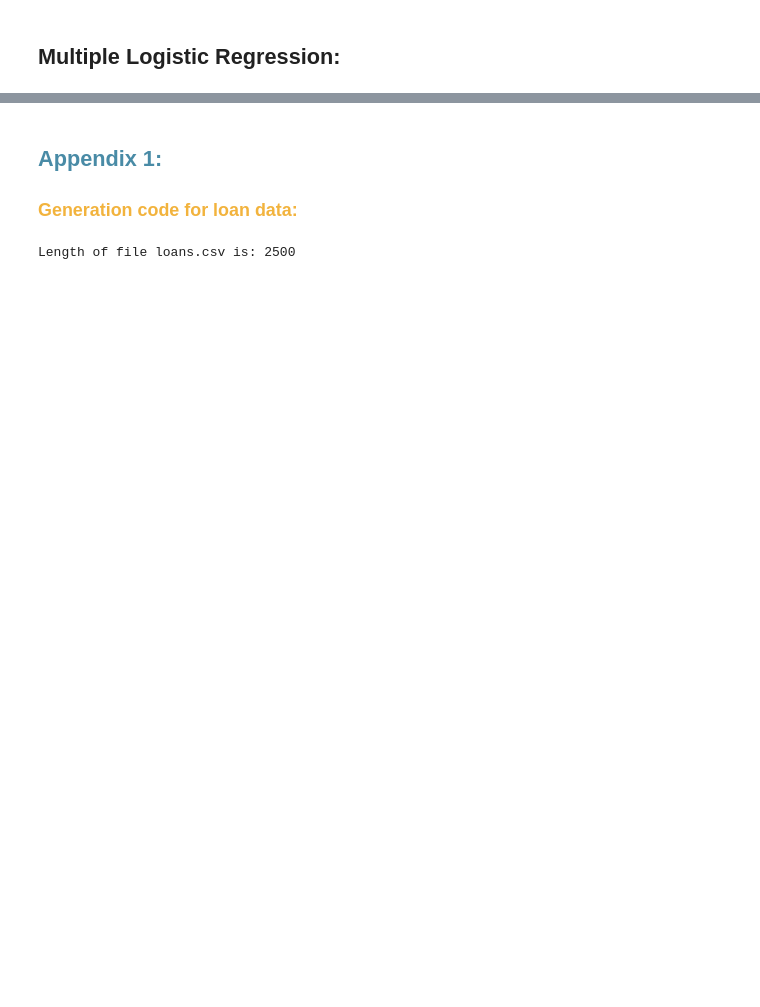
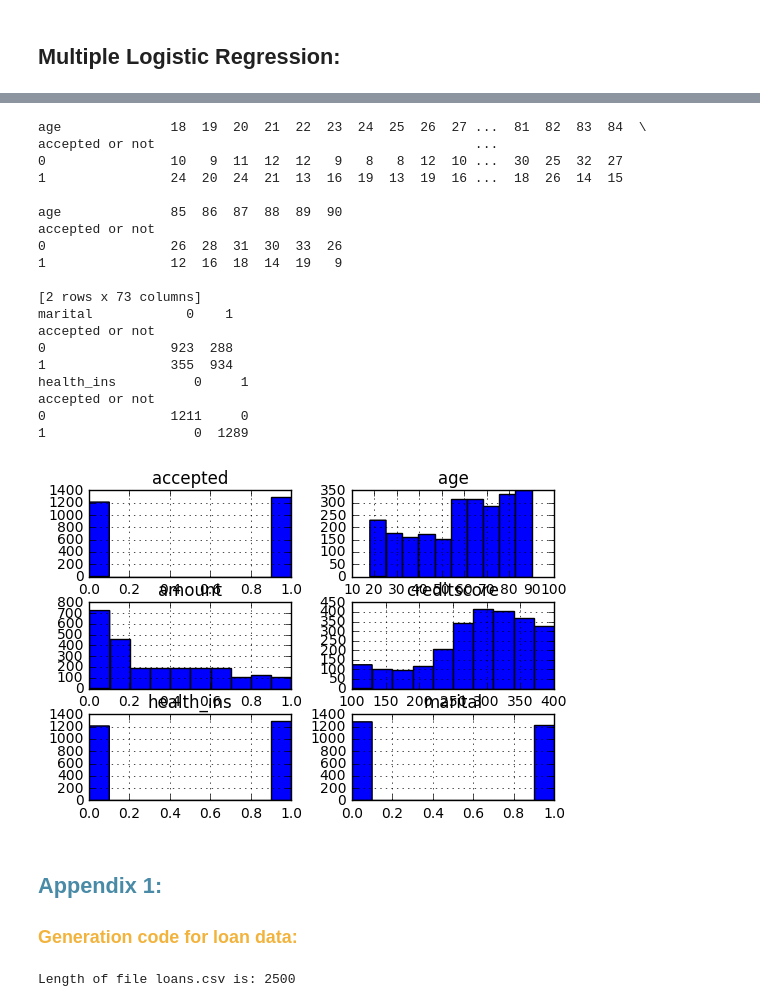
Before and after one commit to sigurdurb/Logistic-Regression, a Jupyter notebook: F-15+Logistic+Regression.ipynb, the cells around one changed output, grey strips where cells are left out. Drawn from its saved outputs; the diff is of its cells as text; code cells hidden in the pictures; blank space fills up the shorter version.

```diff
--- a/F-15+Logistic+Regression.ipynb
+++ b/F-15+Logistic+Regression.ipynb
@@ -229,3 +305,35 @@ plot(line_x,line_y, x_credit_scores,y_zeroes_and_ones,800, 400,
+# %%
+# Frequency tables for our data
+print(pd.crosstab(df['accepted'],df['age'], rownames=['accepted or not']))
+print(pd.crosstab(df['accepted'],df['marital'],rownames=['accepted or not']))
+print(pd.crosstab(df['accepted'],df['health_ins'], rownames=['accepted or not']))
+
+
+
+# Make histograms from the data
+df.hist()
+pl.show()
+# %% [output]
+age              18  19  20  21  22  23  24  25  26  27 ...  81  82  83  84  \
+accepted or not                                         ...
+0                10   9  11  12  12   9   8   8  12  10 ...  30  25  32  27
+1                24  20  24  21  13  16  19  13  19  16 ...  18  26  14  15
+
+age              85  86  87  88  89  90
+accepted or not
+0                26  28  31  30  33  26
+1                12  16  18  14  19   9
+
+[2 rows x 73 columns]
+marital            0    1
+accepted or not
+0                923  288
+1                355  934
+health_ins          0     1
+accepted or not
+0                1211     0
+1                   0  1289
+[figure, added]
 # %% [markdown]
 ## <span style="color:#498BA6;"> Appendix 1:</span>
 ### <span style="color:#F2B33D;">Generation code for loan data:</span>
```
Also changed, not shown: parts of 12 cells of this notebook, 4 other files.
